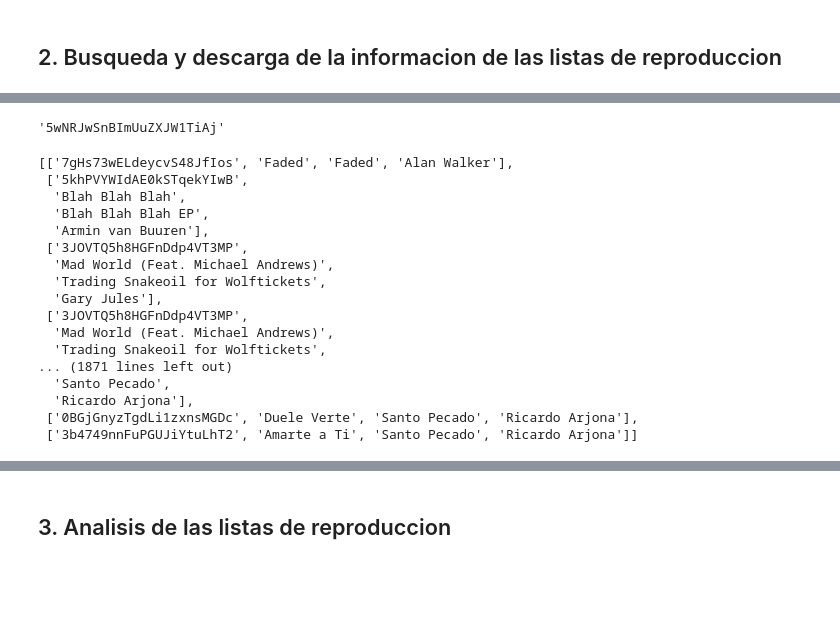
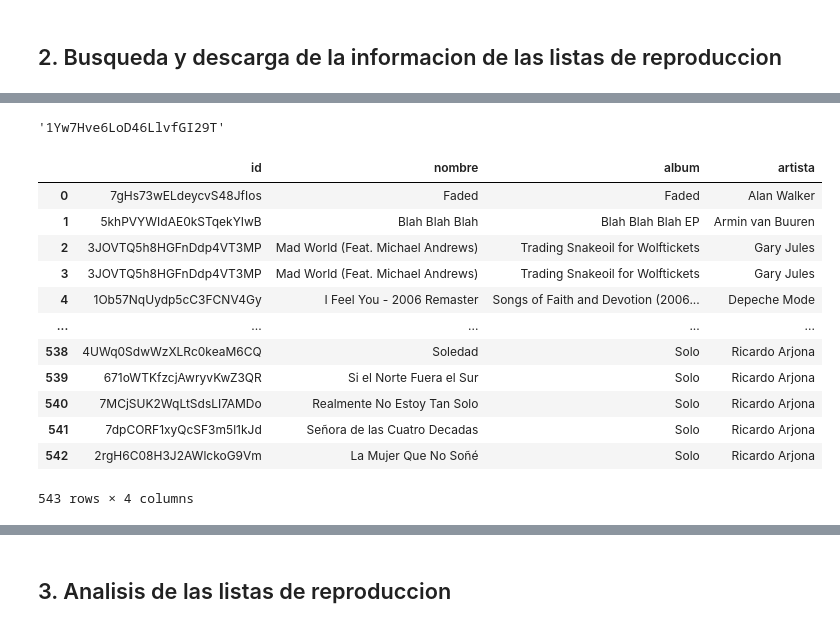
Before and after one commit to ta-data-mexpt/project-data-extraction, a Jupyter notebook: Proyecto_2-API-Spotify.ipynb, the cells around one changed output, grey strips where cells are left out. Drawn from its saved outputs; the diff is of its cells as text; code cells hidden in the pictures; blank space fills up the shorter version.

```diff
--- a/Proyecto_2-API-Spotify.ipynb
+++ b/Proyecto_2-API-Spotify.ipynb
@@ -157,41 +157,40 @@ pl_rikrdinii.head()
 # %%
 # Generamos una lista con los ID de cada Lista de reproduccion
 id_playlist = [playlist_rikrdinii['items'][i]['id'] for i in range(len(playlist_rikrdinii['items']))]
-id_playlist[1]
+id_playlist[4]
 # %% [output]
-'5wNRJwSnBImUuZXJW1TiAj'
+'1Yw7Hve6LoD46LlvfGI29T'
 # %%
 # Analizamos una lista de reproduccion mediante su ID
-lista_1 = spotify.get_song_playlist('7M3zmWRA291rxcI1vw47DT')
+#lista_1 = spotify.get_song_playlist('7M3zmWRA291rxcI1vw47DT')
 
 # Obtenemos la info de las canciones en la lista de reproduccion
 canciones = []
 for a in id_playlist:
     lista_1 = spotify.get_song_playlist(a)
     for i in range(len(lista_1['items'])):
         id_cancion = lista_1['items'][i]['track']['id']
         nombre_cancion = lista_1['items'][i]['track']['name']
         album =lista_1['items'][i]['track']['album']['name']
         artista = lista_1['items'][i]['track']['artists'][0]['name']
 
         canciones.append([id_cancion,nombre_cancion,album,artista])
 
-canciones
+df = pd.DataFrame(canciones,columns =['id','nombre','album','artista'])
+df
+
+# Hacer eliminacion de ID que sean igual a None o Nulos
 # %% [output]
+|  | id | nombre | album | artista |
+| 0 | 7gHs73wELdeycvS48JfIos | Faded | Faded | Alan Walker |
+| 1 | 5khPVYWIdAE0kSTqekYIwB | Blah Blah Blah | Blah Blah Blah EP | Armin van Buuren |
+| 2 | 3JOVTQ5h8HGFnDdp4VT3MP | Mad World (Feat. Michael Andrews) | Trading Snakeoil for Wolftickets | Gary Jules |
+| 3 | 3JOVTQ5h8HGFnDdp4VT3MP | Mad World (Feat. Michael Andrews) | Trading Snakeoil for Wolftickets | Gary Jules |
+| 4 | 1Ob57NqUydp5cC3FCNV4Gy | I Feel You - 2006 Remaster | Songs of Faith and Devotion (2006... | Depeche Mode |
+| ... | ... | ... | ... | ... |
+| 538 | 4UWq0SdwWzXLRc0keaM6CQ | Soledad | Solo | Ricardo Arjona |
+| 539 | 671oWTKfzcjAwryvKwZ3QR | Si el Norte Fuera el Sur | Solo | Ricardo Arjona |
+| 540 | 7MCjSUK2WqLtSdsLI7AMDo | Realmente No Estoy Tan Solo | Solo | Ricardo Arjona |
+| 541 | 7dpCORF1xyQcSF3m5l1kJd | Señora de las Cuatro Decadas | Solo | Ricardo Arjona |
+| 542 | 2rgH6C08H3J2AWlckoG9Vm | La Mujer Que No Soñé | Solo | Ricardo Arjona |
-[['7gHs73wELdeycvS48JfIos', 'Faded', 'Faded', 'Alan Walker'],
- ['5khPVYWIdAE0kSTqekYIwB',
-  'Blah Blah Blah',
-  'Blah Blah Blah EP',
-  'Armin van Buuren'],
- ['3JOVTQ5h8HGFnDdp4VT3MP',
-  'Mad World (Feat. Michael Andrews)',
-  'Trading Snakeoil for Wolftickets',
-  'Gary Jules'],
- ['3JOVTQ5h8HGFnDdp4VT3MP',
-  'Mad World (Feat. Michael Andrews)',
-  'Trading Snakeoil for Wolftickets',
-... (1871 lines left out)
-  'Santo Pecado',
-  'Ricardo Arjona'],
- ['0BGjGnyzTgdLi1zxnsMGDc', 'Duele Verte', 'Santo Pecado', 'Ricardo Arjona'],
- ['3b4749nnFuPGUJiYtuLhT2', 'Amarte a Ti', 'Santo Pecado', 'Ricardo Arjona']]
+543 rows × 4 columns
```
Also changed, not shown: parts of 8 cells of this notebook.
